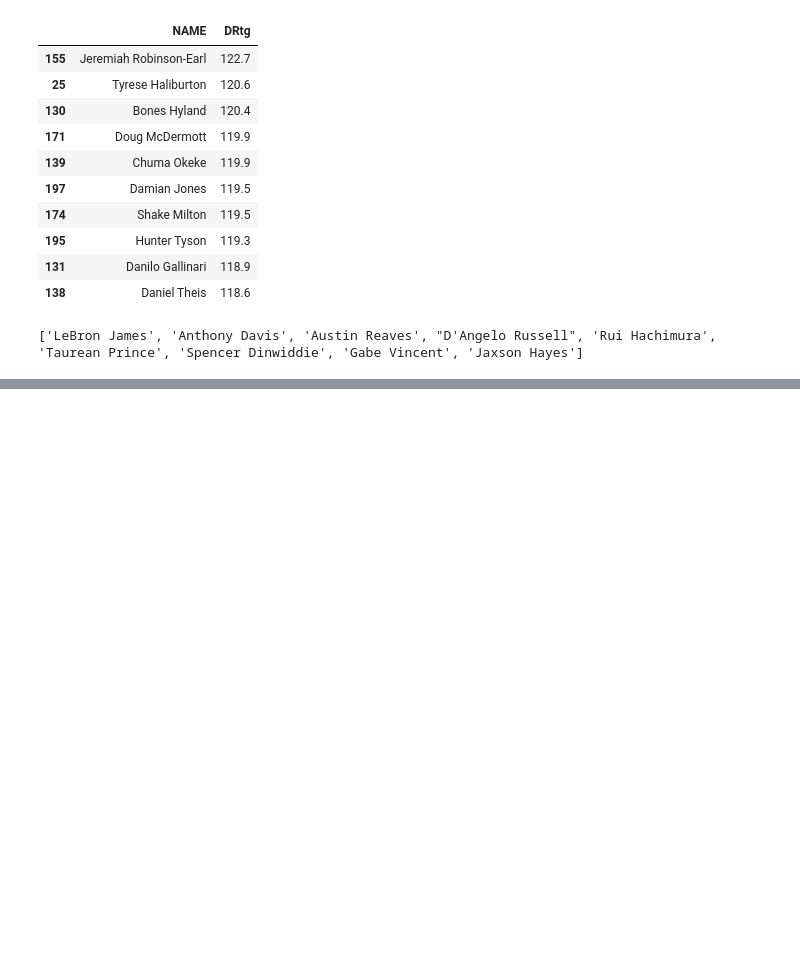
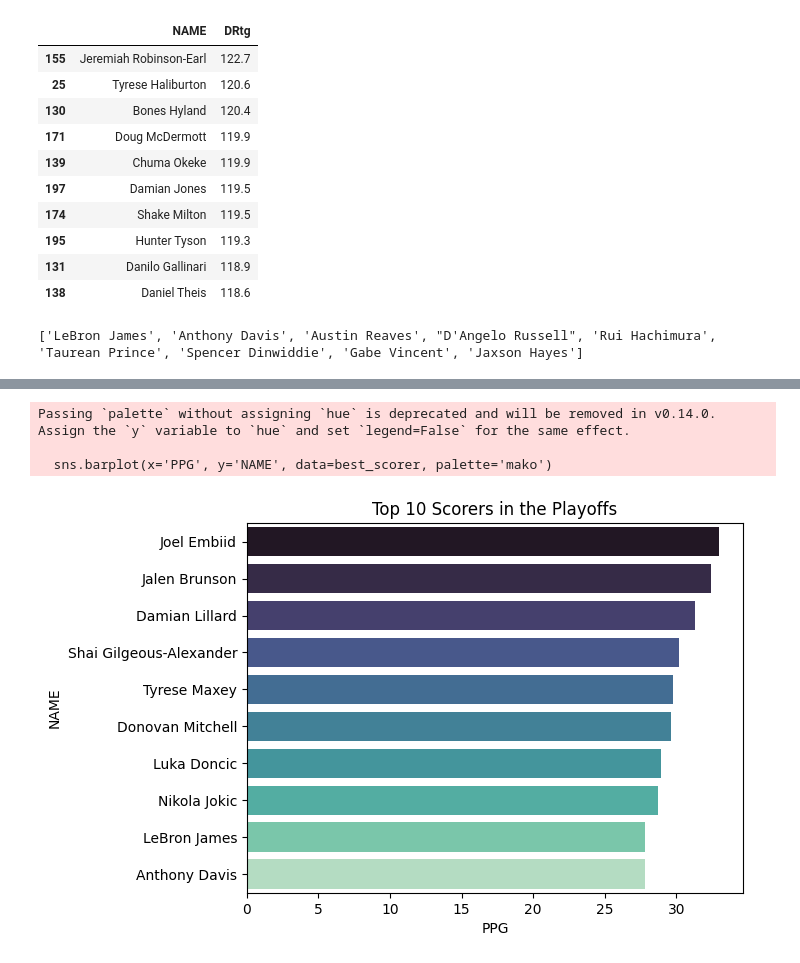
Before and after one commit to AkshitR1/Data-Visualization, a Jupyter notebook: nba-playoff/nbap.ipynb, the cells around one changed output, grey strips where cells are left out. Cells and saved outputs as stored; diff of their text form; code cells hidden in the pictures; blank space fills up the shorter version.

```diff
--- a/nba-playoff/nbap.ipynb
+++ b/nba-playoff/nbap.ipynb
@@ -74,0 +72,10 @@ plt.show()
+# %%
+best_scorer = df[[ 'NAME','PPG']].sort_values(by='PPG', ascending=False).head(10)
+sns.barplot(x='PPG', y='NAME', data=best_scorer, palette='mako')
+plt.title('Top 10 Scorers in the Playoffs')
+plt.show()
+# %% [output]
+Passing `palette` without assigning `hue` is deprecated and will be removed in v0.14.0. Assign the `y` variable to `hue` and set `legend=False` for the same effect.
+
+  sns.barplot(x='PPG', y='NAME', data=best_scorer, palette='mako')
+[figure, added]
```
Also changed, not shown: parts of 8 cells of this notebook, 1 other file.
